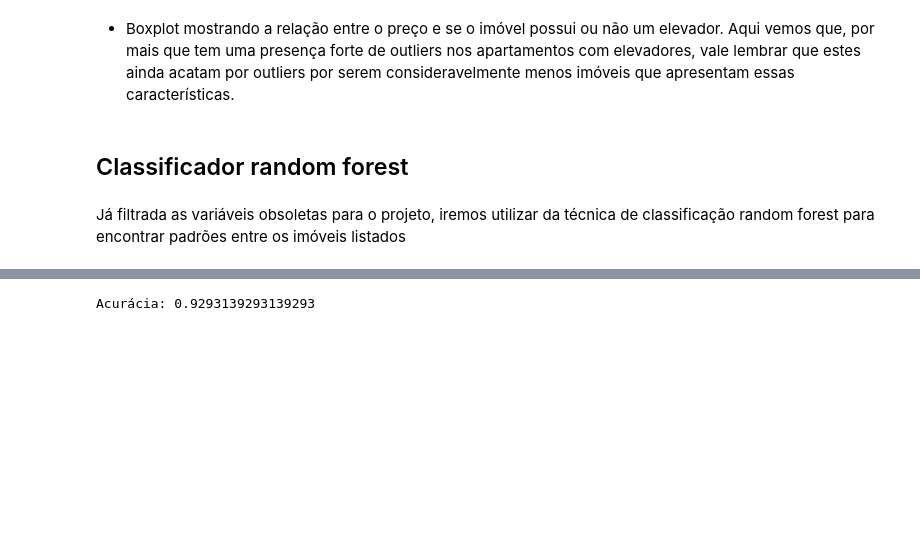
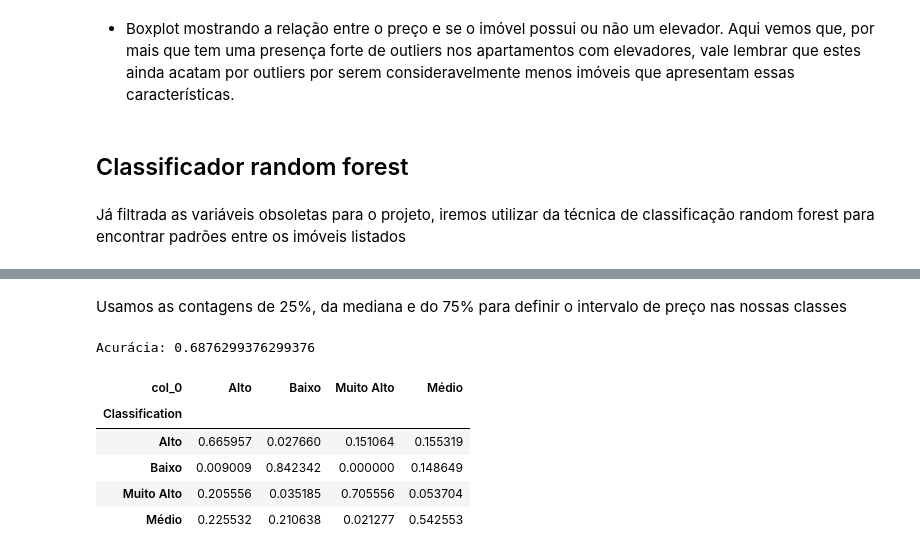
Before and after one commit to arthurfc12/Projeto3CDados, a Jupyter notebook: pr3Novo.ipynb, the cells around one changed output, grey strips where cells are left out. Cells and saved outputs as stored; diff of their text form; code cells hidden in the pictures; blank space fills up the shorter version.

```diff
--- a/pr3Novo.ipynb
+++ b/pr3Novo.ipynb
@@ -202,6 +202,3 @@ Name: Elevator, dtype: int64
 ## Classificador random forest
 # %% [markdown]
 Já filtrada as variáveis obsoletas para o projeto, iremos utilizar da técnica de classificação random forest para encontrar padrões entre os imóveis listados
-# %%
-data['Classification']='Alto'
-data.loc[data['Size']<84, ['Classification']] = 'Baixo'
@@ -208,5 +217,12 @@ data.loc[data['Size']<84, ['Classification']] = 'Baixo'
+# %% [markdown]
+Usamos as contagens de 25%, da mediana e do 75% para definir o intervalo de preço nas nossas classes
+# %%
+data['Classification']='Muito Alto'
+data.loc[(data['Price']<679000) & (data['Price']>380000), ['Classification']] = 'Alto'
+data.loc[(data['Price']<380000) & (data['Price']>250000), ['Classification']] = 'Médio'
+data.loc[data['Price']<250000, ['Classification']] = 'Baixo'
 # %%
-x = data[['Price', 'Condo', 'Rooms', 'Toilets', 'Suites', 'Swimming Pool']]
+x = data[['Size', 'Condo', 'Rooms', 'Toilets', 'Suites', 'Swimming Pool']]
 y = data['Classification']
 # %%
 from sklearn.model_selection import train_test_split
@@ -215,9 +231,19 @@ x_train, x_test, y_train, y_test = train_test_split(x, y, test_size=0.30, random
 from sklearn.ensemble import RandomForestClassifier
 from sklearn.metrics import accuracy_score
 
-model = RandomForestClassifier(n_estimators=100)
+model = RandomForestClassifier(n_estimators=100, max_depth=10)
 model.fit(x_train, y_train)
 y_pred = model.predict(x_test)
 print('Acurácia: {}'.format(accuracy_score(y_test, y_pred)))
 # %% [output]
-Acurácia: 0.9293139293139293
+Acurácia: 0.6876299376299376
+# %%
+tab=pd.crosstab(y_test, y_pred, normalize='index')
+tab
+# %% [output]
+| col_0 | Alto | Baixo | Muito Alto | Médio |
+| Classification |  |  |  |  |
+| Alto | 0.665957 | 0.027660 | 0.151064 | 0.155319 |
+| Baixo | 0.009009 | 0.842342 | 0.000000 | 0.148649 |
+| Muito Alto | 0.205556 | 0.035185 | 0.705556 | 0.053704 |
+| Médio | 0.225532 | 0.210638 | 0.021277 | 0.542553 |
```
Also changed, not shown: parts of 1 cell of this notebook.
